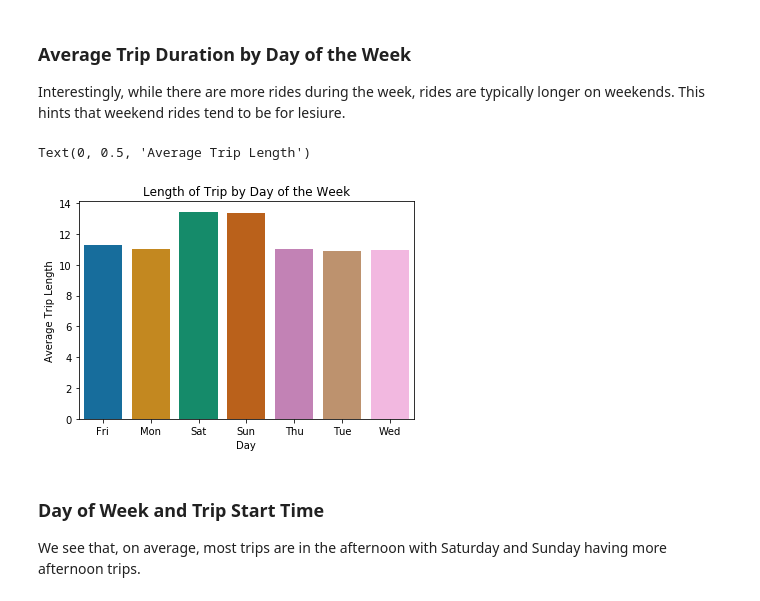
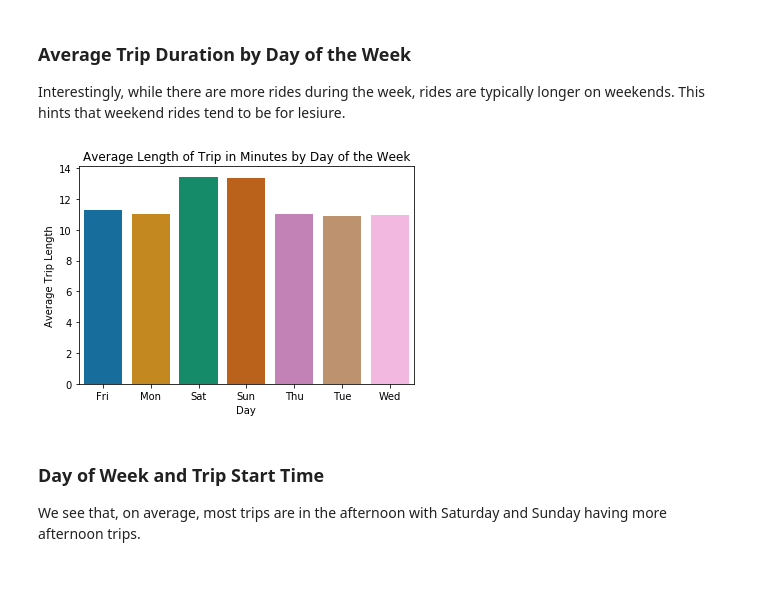
Before and after one commit to Deveorac/Bike_data_analysis, a Jupyter notebook: slide_deck.ipynb, the cells around one changed output. Drawn from its saved outputs; the diff is of its cells as text; code cells hidden in the pictures.

```diff
--- a/slide_deck.ipynb
+++ b/slide_deck.ipynb
@@ -187,13 +180,12 @@ Interestingly, while there are more rides during the week, rides are typically l
 # %%
 trip_per_day = short_trip.groupby(['day']).mean()
 sb.barplot(x=trip_per_day.index, y=trip_per_day.minutes, palette = 'colorblind')
 
-plt.title("Length of Trip by Day of the Week")
+plt.title("Average Length of Trip in Minutes by Day of the Week")
 plt.xlabel("Day")
-plt.ylabel("Average Trip Length")
+plt.ylabel("Average Trip Length");
 # %% [output]
-Text(0, 0.5, 'Average Trip Length')
-[figure, old version]
+[figure, new version]
 # %% [markdown]
 ### Day of Week and Trip Start Time
 
```
Also changed, not shown: parts of 14 cells of this notebook, 1 other file.
